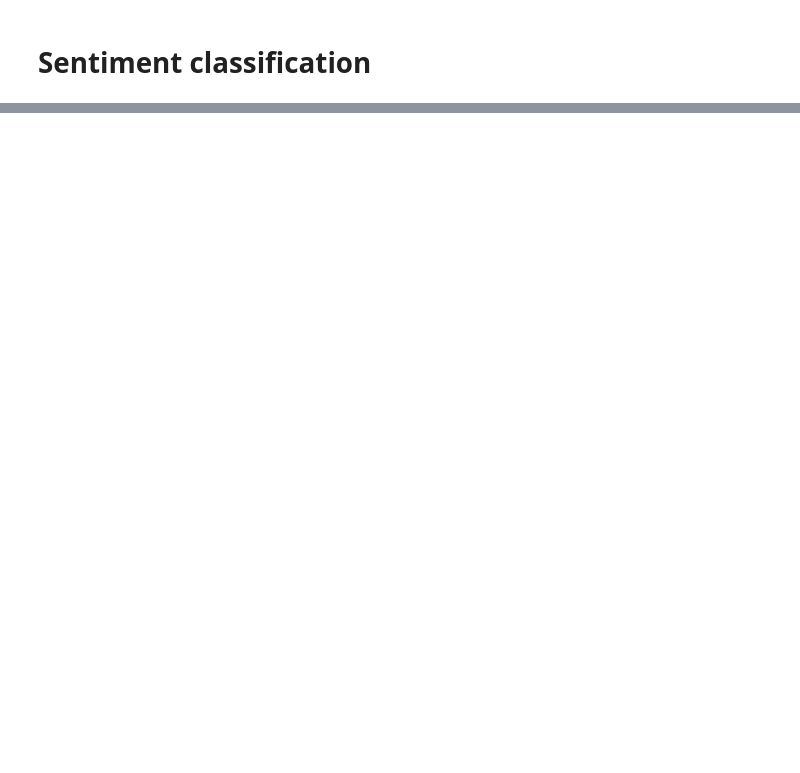
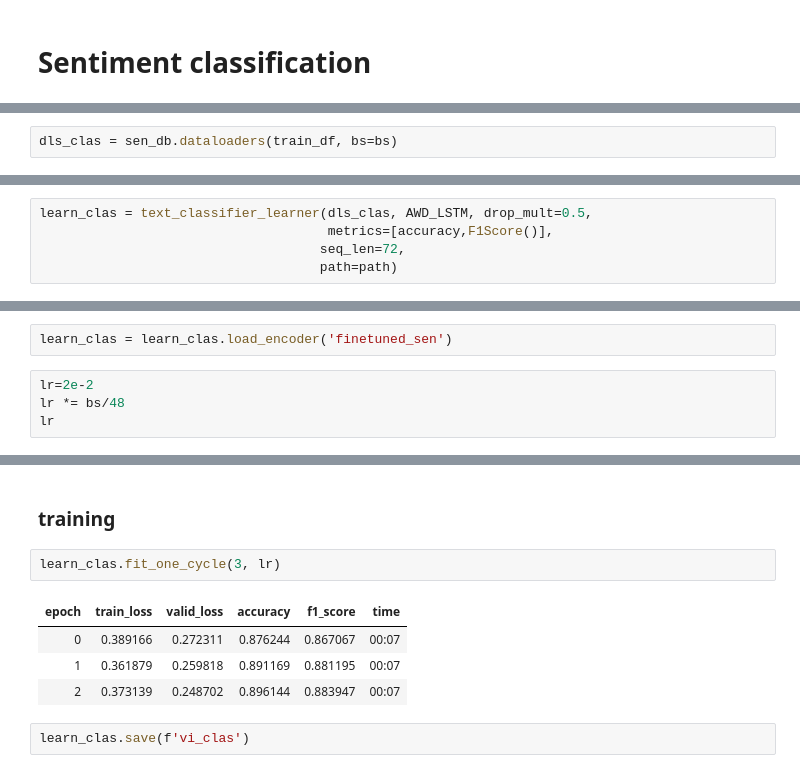
Before and after one commit to anhquan0412/nlp_practice, a Jupyter notebook: fastai2_nlp/fastai2_vnmese_lm.ipynb, the cells around one changed output, grey strips where cells are left out. Cells and saved outputs as stored; diff of their text form; blank space fills up the shorter version.

```diff
--- a/fastai2_nlp/fastai2_vnmese_lm.ipynb
+++ b/fastai2_nlp/fastai2_vnmese_lm.ipynb
@@ -901,0 +996,2 @@ Check how word embedding and hidden state are loaded to sentiment model
+# %%
+dls_clas = sen_db.dataloaders(train_df, bs=bs)
@@ -901,0 +1212,5 @@ Check how word embedding and hidden state are loaded to sentiment model
+# %%
+learn_clas = text_classifier_learner(dls_clas, AWD_LSTM, drop_mult=0.5,
+                                     metrics=[accuracy,F1Score()],
+                                    seq_len=72,
+                                    path=path)
@@ -901,0 +1221,6 @@ Check how word embedding and hidden state are loaded to sentiment model
+# %%
+learn_clas = learn_clas.load_encoder('finetuned_sen')
+# %%
+lr=2e-2
+lr *= bs/48
+lr
@@ -901,0 +1348,11 @@ Check how word embedding and hidden state are loaded to sentiment model
+# %% [markdown]
+### training
+# %%
+learn_clas.fit_one_cycle(3, lr)
+# %% [output]
+| epoch | train_loss | valid_loss | accuracy | f1_score | time |
+| 0 | 0.389166 | 0.272311 | 0.876244 | 0.867067 | 00:07 |
+| 1 | 0.361879 | 0.259818 | 0.891169 | 0.881195 | 00:07 |
+| 2 | 0.373139 | 0.248702 | 0.896144 | 0.883947 | 00:07 |
+# %%
+learn_clas.save(f'vi_clas')
```
Also changed, not shown: parts of 93 cells of this notebook.
